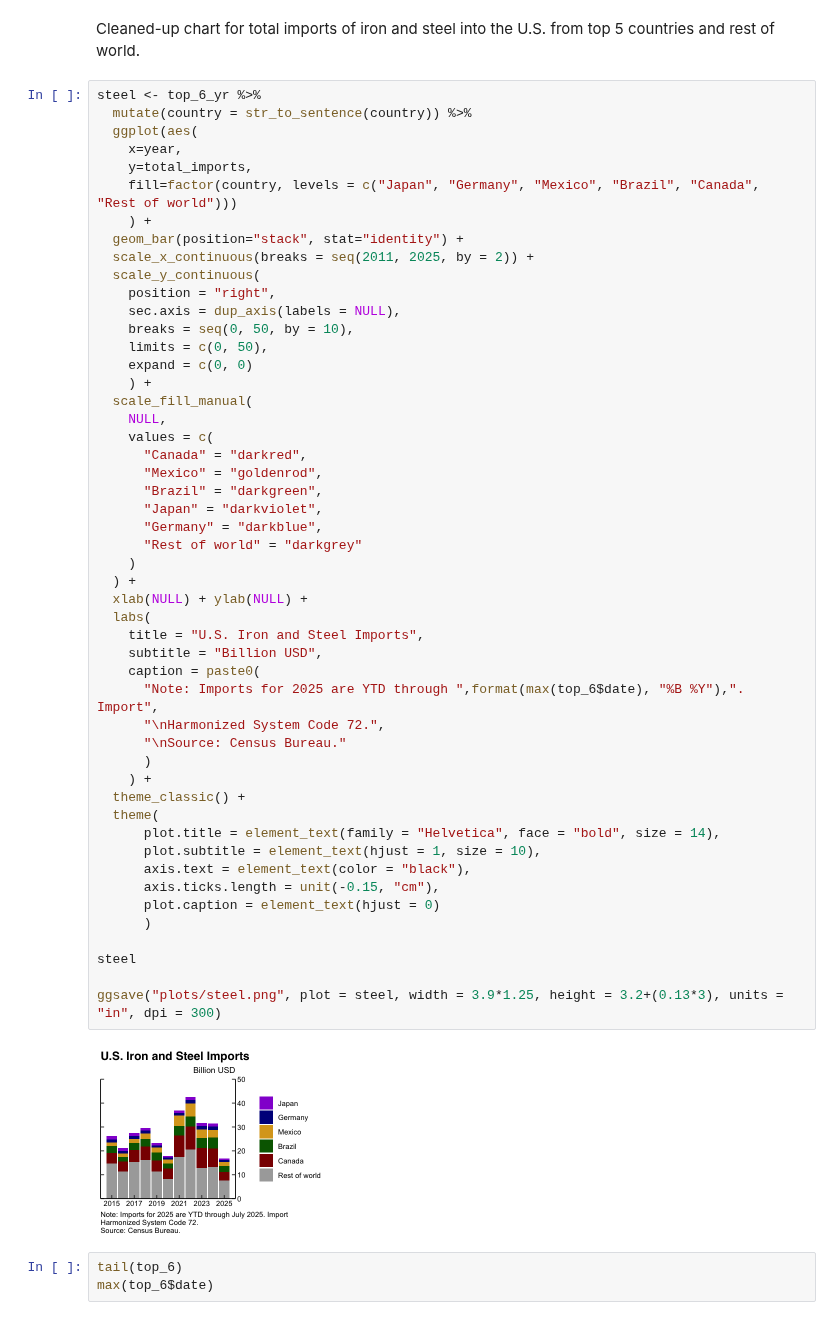
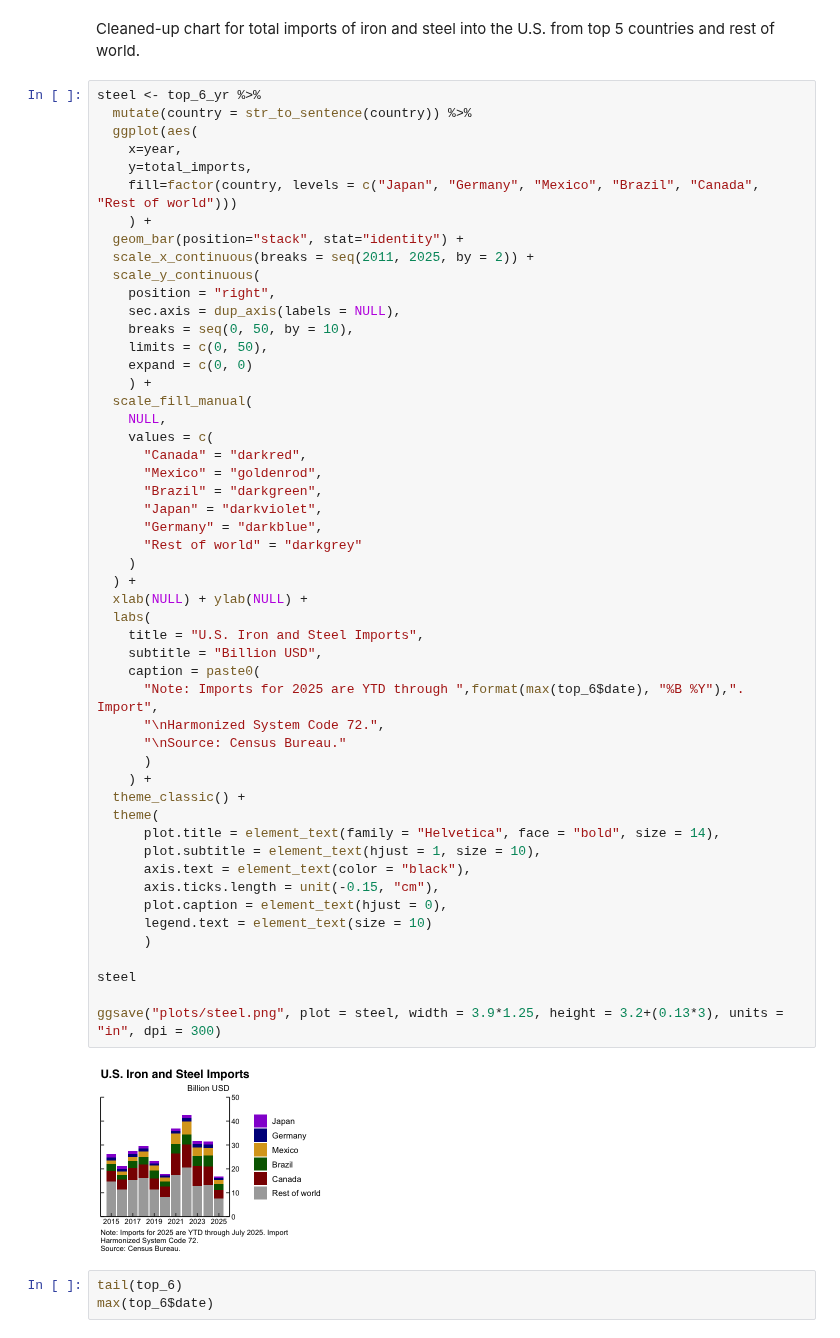
Before and after one commit to maha4028/economic-charting, a Jupyter notebook: generate_plots.ipynb, the cells around one changed output. Saved outputs shown, nothing was run; the diff lists cells and outputs as text.

Commit message:
final plot added

```diff
--- a/generate_plots.ipynb
+++ b/generate_plots.ipynb
@@ -741,35 +745,36 @@ steel <- top_6_yr %>%
       "Canada" = "darkred",
       "Mexico" = "goldenrod",
       "Brazil" = "darkgreen",
       "Japan" = "darkviolet",
       "Germany" = "darkblue",
       "Rest of world" = "darkgrey"
     )
   ) +
   xlab(NULL) + ylab(NULL) +
   labs(
     title = "U.S. Iron and Steel Imports",
     subtitle = "Billion USD",
     caption = paste0(
       "Note: Imports for 2025 are YTD through ",format(max(top_6$date), "%B %Y"),". Import",
       "\nHarmonized System Code 72.",
       "\nSource: Census Bureau."
       )
     ) +
   theme_classic() +
   theme(
       plot.title = element_text(family = "Helvetica", face = "bold", size = 14),
       plot.subtitle = element_text(hjust = 1, size = 10),
       axis.text = element_text(color = "black"),
       axis.ticks.length = unit(-0.15, "cm"),
-      plot.caption = element_text(hjust = 0)
+      plot.caption = element_text(hjust = 0),
+      legend.text = element_text(size = 10)
       )
 
 steel
 
 ggsave("plots/steel.png", plot = steel, width = 3.9*1.25, height = 3.2+(0.13*3), units = "in", dpi = 300)
 # %% [output]
-[figure, old version]
+[figure, new version]
 # %%
 tail(top_6)
 max(top_6$date)
```
Also changed, not shown: parts of 4 cells of this notebook, 2 other files.
